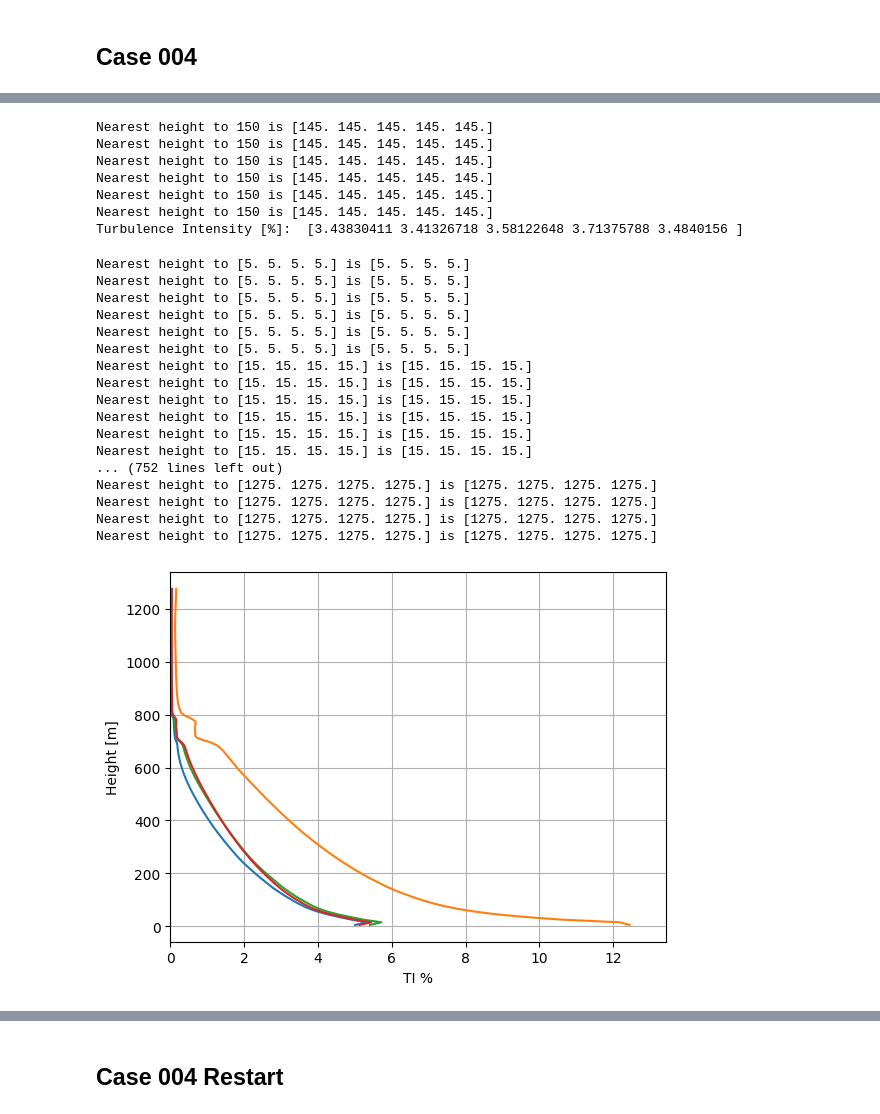
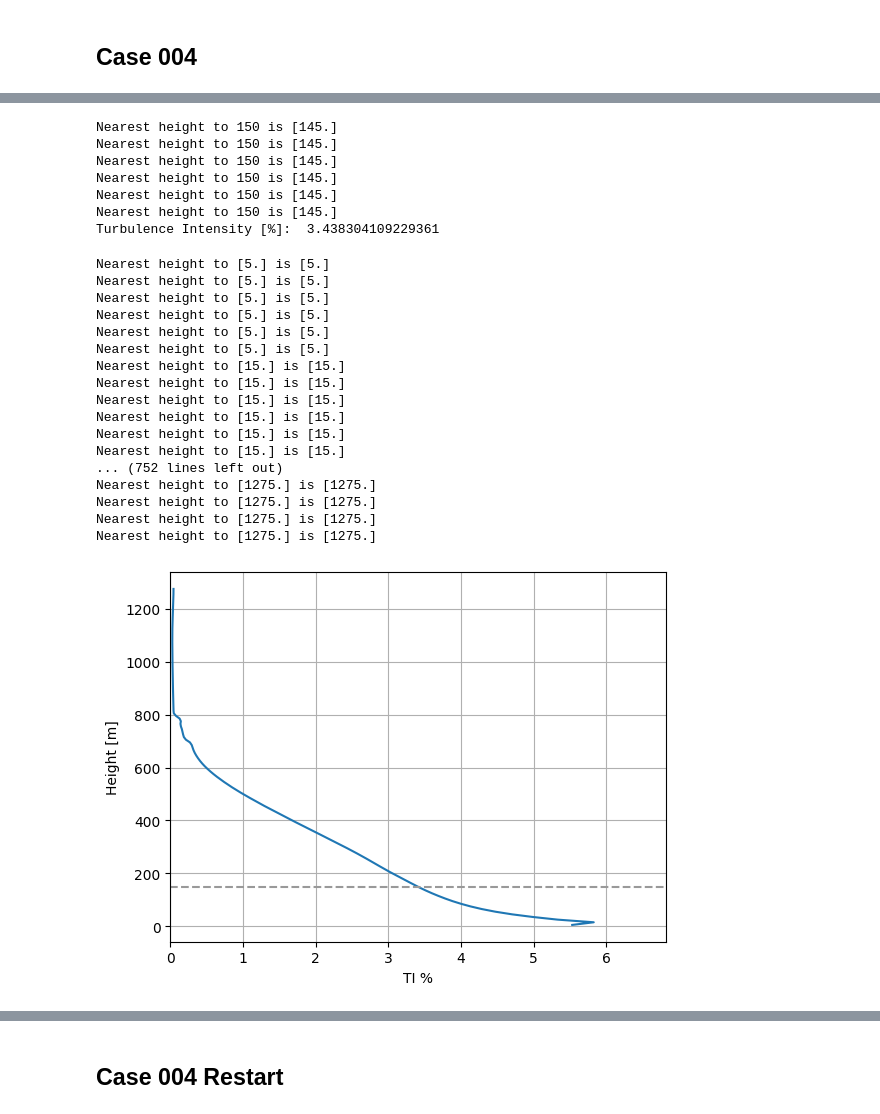
Before and after one commit to NREL/moa_python, a Jupyter notebook: example_post_processing/00_post_process_precursor.ipynb, the cells around one changed output, grey strips where cells are left out. Cells and saved outputs as stored; diff of their text form; code cells hidden in the pictures.

```diff
--- a/example_post_processing/00_post_process_precursor.ipynb
+++ b/example_post_processing/00_post_process_precursor.ipynb
@@ -19,7 +19,7 @@ from moa_python.post_plane import Post_plane
 # %% [markdown]
 ## Case 004
 # %%
-case_folder = ['/projects/ssc/jfrederi/precursors-amr-wind/neutral_lowti_8ms/precursor','/projects/ssc/jfrederi/precursors-amr-wind/neutral_lowti_9ms/precursor','/projects/ssc/jfrederi/precursors-amr-wind/neutral_lowti_10ms/precursor','/projects/ssc/jfrederi/precursors-amr-wind/neutral_lowti_12ms','/projects/ssc/jfrederi/precursors-amr-wind/neutral_lowti_12ms_2']
+case_folder = ['/projects/ssc/jfrederi/precursors-amr-wind/neutral_lowti_8ms/precursor']#,'/projects/ssc/jfrederi/precursors-amr-wind/neutral_lowti_8ms/precursor','/projects/ssc/jfrederi/precursors-amr-wind/neutral_lowti_9ms/precursor','/projects/ssc/jfrederi/precursors-amr-wind/neutral_lowti_10ms/precursor','/projects/ssc/jfrederi/precursors-amr-wind/neutral_lowti_12ms','/projects/ssc/jfrederi/precursors-amr-wind/neutral_lowti_12ms']
 
 abl_stats_file = 'post_processing/abl_statistics00000.nc'
 hor_plane_file = 'post_processing/samplingPlane00000.nc'
@@ -73,34 +102,34 @@ TI = abl.get_turbulence_intensity_at_height(height, t_min=settling_time)
 
 print('Turbulence Intensity [%]: ', TI)
 # %% [output]
-Nearest height to 150 is [145. 145. 145. 145. 145.]
-Nearest height to 150 is [145. 145. 145. 145. 145.]
-Nearest height to 150 is [145. 145. 145. 145. 145.]
-Nearest height to 150 is [145. 145. 145. 145. 145.]
-Nearest height to 150 is [145. 145. 145. 145. 145.]
-Nearest height to 150 is [145. 145. 145. 145. 145.]
-Turbulence Intensity [%]:  [3.43830411 3.41326718 3.58122648 3.71375788 3.4840156 ]
+Nearest height to 150 is [145.]
+Nearest height to 150 is [145.]
+Nearest height to 150 is [145.]
+Nearest height to 150 is [145.]
+Nearest height to 150 is [145.]
+Nearest height to 150 is [145.]
+Turbulence Intensity [%]:  3.438304109229361
 # %%
-abl.plot_turbulence_intensity_profile(t_min=settling_time)
+abl.plot_turbulence_intensity_profile(t_min=settling_time, height=height)
 # %% [output]
-Nearest height to [5. 5. 5. 5.] is [5. 5. 5. 5.]
-Nearest height to [5. 5. 5. 5.] is [5. 5. 5. 5.]
-Nearest height to [5. 5. 5. 5.] is [5. 5. 5. 5.]
-Nearest height to [5. 5. 5. 5.] is [5. 5. 5. 5.]
-Nearest height to [5. 5. 5. 5.] is [5. 5. 5. 5.]
-Nearest height to [5. 5. 5. 5.] is [5. 5. 5. 5.]
-Nearest height to [15. 15. 15. 15.] is [15. 15. 15. 15.]
-Nearest height to [15. 15. 15. 15.] is [15. 15. 15. 15.]
-Nearest height to [15. 15. 15. 15.] is [15. 15. 15. 15.]
-Nearest height to [15. 15. 15. 15.] is [15. 15. 15. 15.]
-Nearest height to [15. 15. 15. 15.] is [15. 15. 15. 15.]
-Nearest height to [15. 15. 15. 15.] is [15. 15. 15. 15.]
+Nearest height to [5.] is [5.]
+Nearest height to [5.] is [5.]
+Nearest height to [5.] is [5.]
+Nearest height to [5.] is [5.]
+Nearest height to [5.] is [5.]
+Nearest height to [5.] is [5.]
+Nearest height to [15.] is [15.]
+Nearest height to [15.] is [15.]
+Nearest height to [15.] is [15.]
+Nearest height to [15.] is [15.]
+Nearest height to [15.] is [15.]
+Nearest height to [15.] is [15.]
 ... (752 lines left out)
-Nearest height to [1275. 1275. 1275. 1275.] is [1275. 1275. 1275. 1275.]
-Nearest height to [1275. 1275. 1275. 1275.] is [1275. 1275. 1275. 1275.]
-Nearest height to [1275. 1275. 1275. 1275.] is [1275. 1275. 1275. 1275.]
-Nearest height to [1275. 1275. 1275. 1275.] is [1275. 1275. 1275. 1275.]
+Nearest height to [1275.] is [1275.]
+Nearest height to [1275.] is [1275.]
+Nearest height to [1275.] is [1275.]
+Nearest height to [1275.] is [1275.]
-[figure, old version]
+[figure, new version]
 # %%
 hor_plane = []
 Nfiles = len(full_filename_hor_plane)
```
Also changed, not shown: parts of 24 cells of this notebook, 4 other files.
